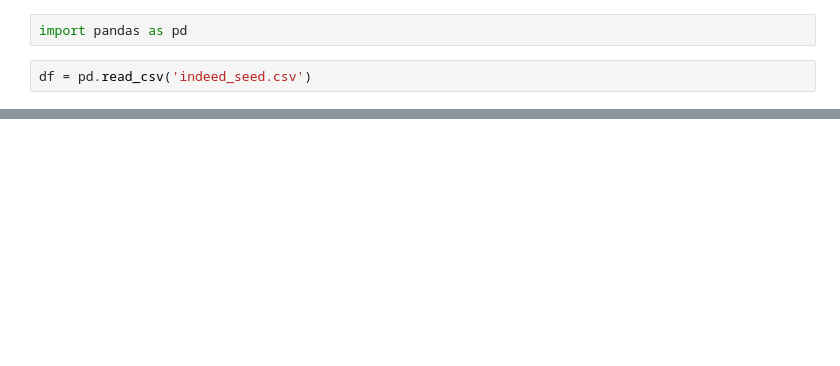
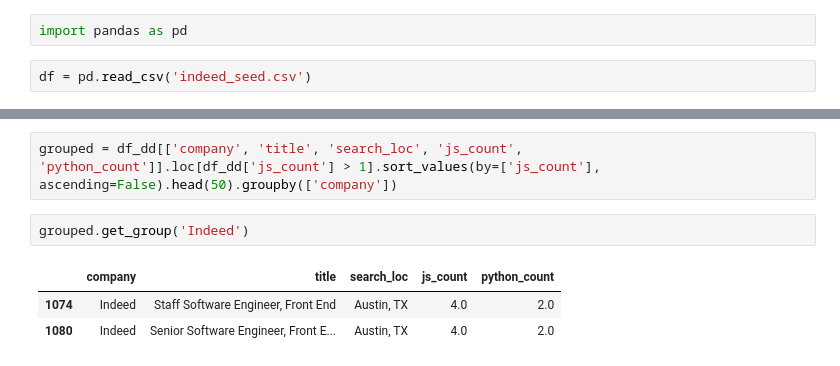
Before and after one commit to ColeRutledge/indeed_scraping, a Jupyter notebook: indeed_seed.ipynb, the cells around one changed output, grey strips where cells are left out. Cells and saved outputs as stored; diff of their text form; blank space fills up the shorter version.

```diff
--- a/indeed_seed.ipynb
+++ b/indeed_seed.ipynb
@@ -24,0 +125,8 @@ df.head(50)
+# %%
+grouped = df_dd[['company', 'title', 'search_loc', 'js_count', 'python_count']].loc[df_dd['js_count'] > 1].sort_values(by=['js_count'], ascending=False).head(50).groupby(['company'])
+# %%
+grouped.get_group('Indeed')
+# %% [output]
+|  | company | title | search_loc | js_count | python_count |
+| 1074 | Indeed | Staff Software Engineer, Front End | Austin, TX | 4.0 | 2.0 |
+| 1080 | Indeed | Senior Software Engineer, Front E... | Austin, TX | 4.0 | 2.0 |
```
Also changed, not shown: parts of 11 cells of this notebook, 1 other file.
